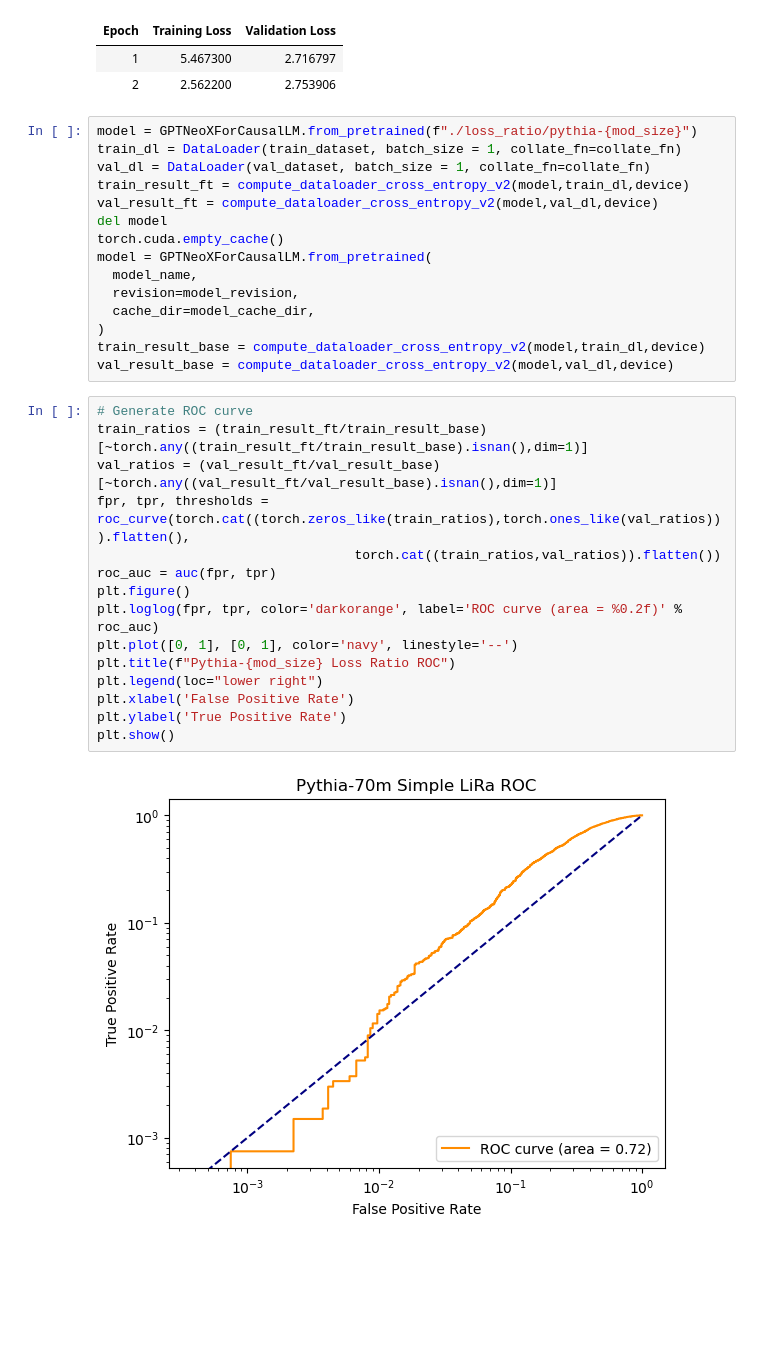
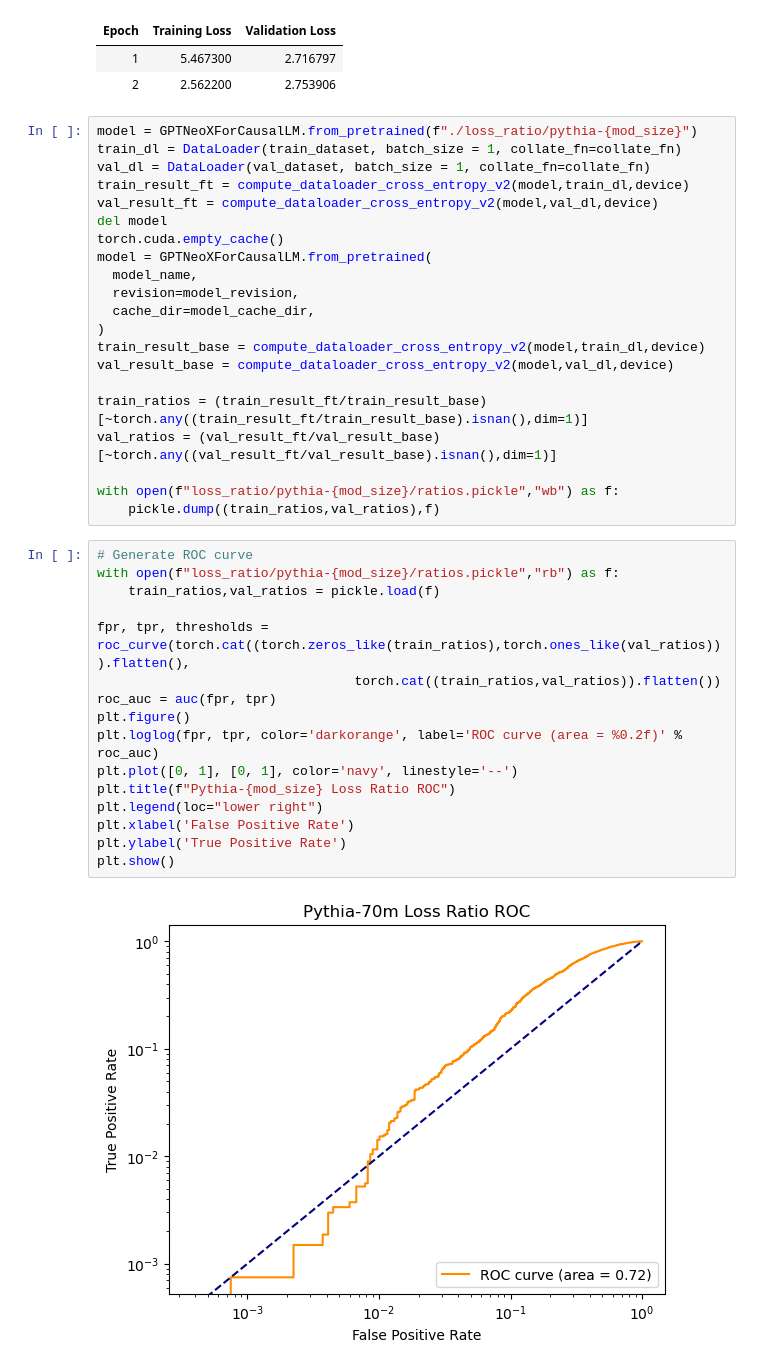
Before and after one commit to safr-ai-lab/pandora-llm, a Jupyter notebook: Loss_Ratio_70m.ipynb, the cells around one changed output. Cells and saved outputs as stored; diff of their text form; blank space fills up the shorter version.

```diff
--- a/Loss_Ratio_70m.ipynb
+++ b/Loss_Ratio_70m.ipynb
@@ -132,20 +134,27 @@ model = GPTNeoXForCausalLM.from_pretrained(
 )
 train_result_base = compute_dataloader_cross_entropy_v2(model,train_dl,device)
 val_result_base = compute_dataloader_cross_entropy_v2(model,val_dl,device)
+
+train_ratios = (train_result_ft/train_result_base)[~torch.any((train_result_ft/train_result_base).isnan(),dim=1)]
+val_ratios = (val_result_ft/val_result_base)[~torch.any((val_result_ft/val_result_base).isnan(),dim=1)]
+
+with open(f"loss_ratio/pythia-{mod_size}/ratios.pickle","wb") as f:
+    pickle.dump((train_ratios,val_ratios),f)
 # %%
 # Generate ROC curve
-train_ratios = (train_result_ft/train_result_base)[~torch.any((train_result_ft/train_result_base).isnan(),dim=1)]
-val_ratios = (val_result_ft/val_result_base)[~torch.any((val_result_ft/val_result_base).isnan(),dim=1)]
+with open(f"loss_ratio/pythia-{mod_size}/ratios.pickle","rb") as f:
+    train_ratios,val_ratios = pickle.load(f)
+
 fpr, tpr, thresholds = roc_curve(torch.cat((torch.zeros_like(train_ratios),torch.ones_like(val_ratios))).flatten(),
                                  torch.cat((train_ratios,val_ratios)).flatten())
 roc_auc = auc(fpr, tpr)
 plt.figure()
 plt.loglog(fpr, tpr, color='darkorange', label='ROC curve (area = %0.2f)' % roc_auc)
 plt.plot([0, 1], [0, 1], color='navy', linestyle='--')
 plt.title(f"Pythia-{mod_size} Loss Ratio ROC")
 plt.legend(loc="lower right")
 plt.xlabel('False Positive Rate')
 plt.ylabel('True Positive Rate')
 plt.show()
 # %% [output]
-[figure, old version]
+[figure, new version]
```
Also changed, not shown: parts of 2 cells of this notebook, 2 other files.
